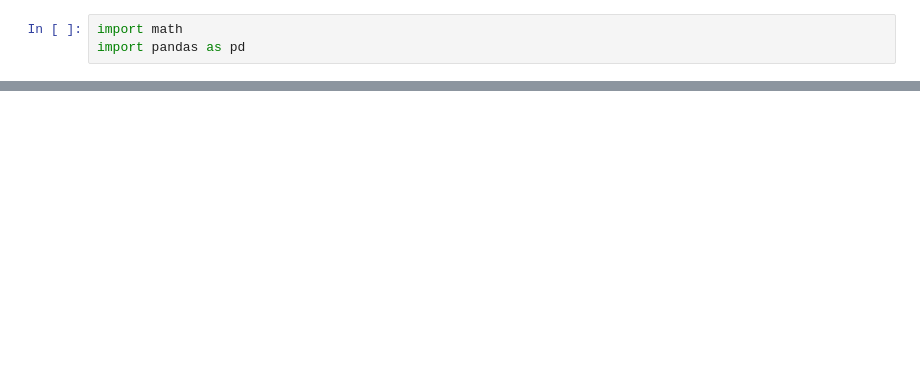
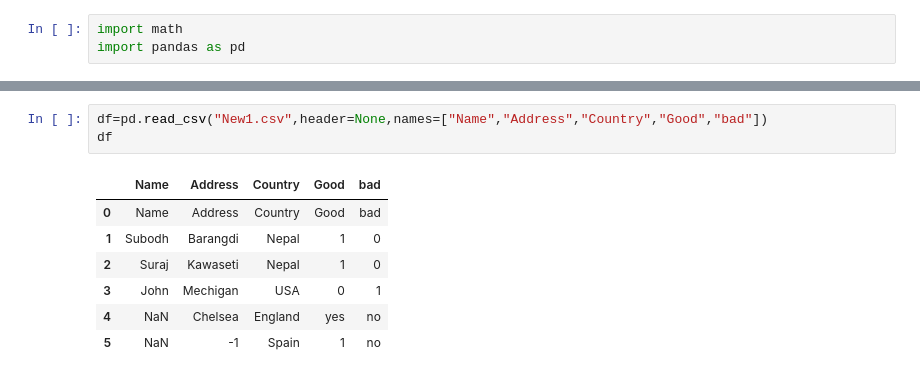
Before and after one commit to Subodhghimire99/Python-padndas, a Jupyter notebook: Trying_pandas_3.ipynb, the cells around one changed output, grey strips where cells are left out. Cells and saved outputs as stored; diff of their text form; blank space fills up the shorter version.

```diff
--- a/Trying_pandas_3.ipynb
+++ b/Trying_pandas_3.ipynb
@@ -26,0 +14,11 @@ AttributeError: 'Series' object has no attribute 'NaN'
+# %%
+df=pd.read_csv("New1.csv",header=None,names=["Name","Address","Country","Good","bad"])
+df
+# %% [output]
+|  | Name | Address | Country | Good | bad |
+| 0 | Name | Address | Country | Good | bad |
+| 1 | Subodh | Barangdi | Nepal | 1 | 0 |
+| 2 | Suraj | Kawaseti | Nepal | 1 | 0 |
+| 3 | John | Mechigan | USA | 0 | 1 |
+| 4 | NaN | Chelsea | England | yes | no |
+| 5 | NaN | -1 | Spain | 1 | no |
```
Also changed, not shown: parts of 7 cells of this notebook, 4 other files.
